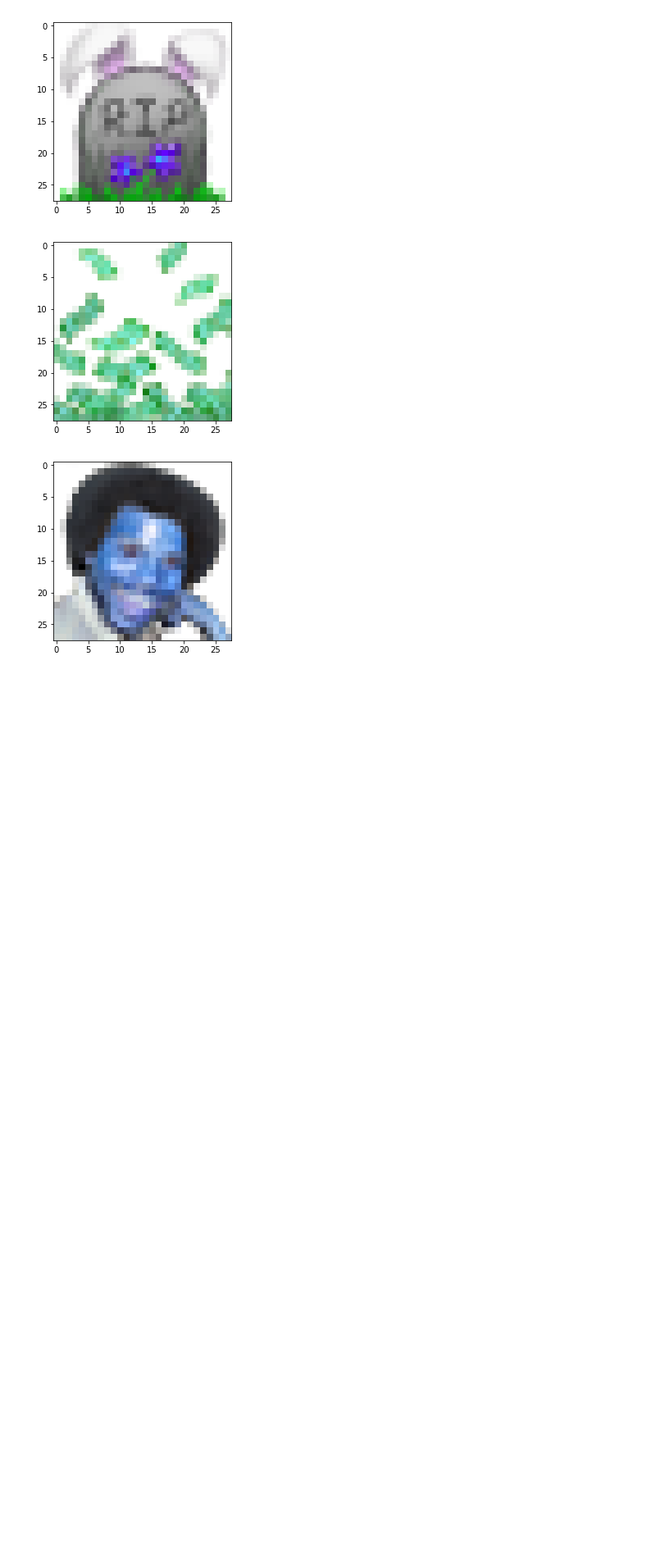
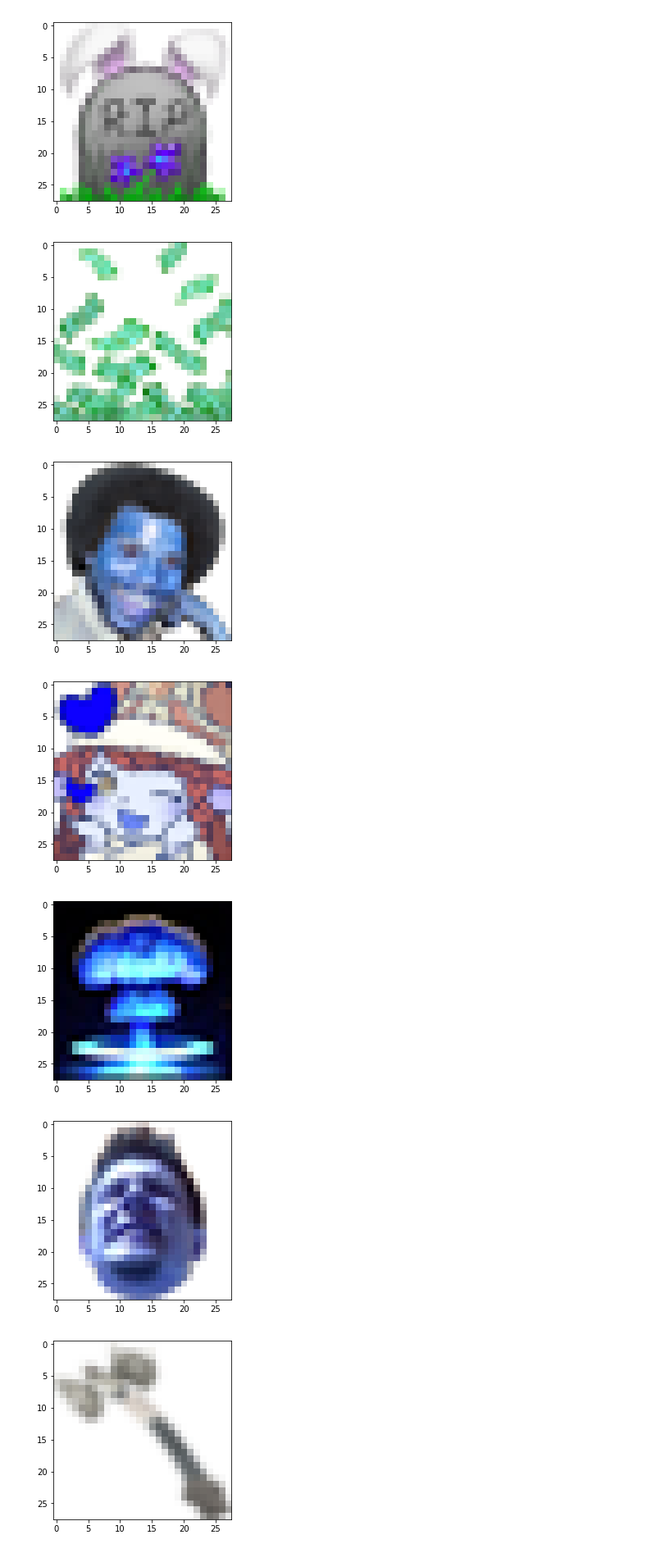
Before and after one commit to cchan/twitchgan, a Jupyter notebook: png2hdf5.ipynb, the cells around one changed output. Shown at 82% size. Cells and saved outputs as stored; diff of their text form; code cells hidden in the pictures; blank space fills up the shorter version.

```diff
--- a/png2hdf5.ipynb
+++ b/png2hdf5.ipynb
@@ -141,3 +141,43 @@ with h5py.File('dataset.hdf5', 'r') as f:
 [figure]
 [figure]
 [figure]
+# %%
+# Reduce to first 50k
+with h5py.File("dataset.hdf5", 'r') as f:
+    with h5py.File("dataset-first-50k.hdf5", 'x') as s:
+        dset = s.create_dataset("twitch_emotes", (0, 28, 28, 4), dtype='uint8', chunks=(1000,28,28,4), maxshape=(None,28,28,4),compression='gzip',shuffle=True)
+        dset.resize(50000, axis=0)
+        dset[:]=f['twitch_emotes'][:50000]
+        print(dset.shape)
+# %%
+import h5py
+import matplotlib.pyplot as plt
+
+with h5py.File('dataset.hdf5', 'r') as f:
+    plt.figure()
+    plt.imshow(f["twitch_emotes"][1])
+    plt.figure()
+    plt.imshow(f["twitch_emotes"][43217])
+    plt.figure()
+    plt.imshow(f["twitch_emotes"][8768])
+    plt.figure()
+    plt.imshow(f["twitch_emotes"][5678])
+    plt.figure()
+    plt.imshow(f["twitch_emotes"][39495])
+
+with h5py.File('dataset-first-50k.hdf5', 'r') as f:
+    plt.figure()
+    plt.imshow(f["twitch_emotes"][1])
+    plt.figure()
+    plt.imshow(f["twitch_emotes"][43217])
+    plt.figure()
+    plt.imshow(f["twitch_emotes"][8768])
+    plt.figure()
+    plt.imshow(f["twitch_emotes"][5678])
+    plt.figure()
+    plt.imshow(f["twitch_emotes"][39495])
+# %% [output]
+[figure, added]
+[figure, added]
+[figure, added]
+[figure, added]
```
Also changed, not shown: parts of 1 cell of this notebook, 1 other file.
